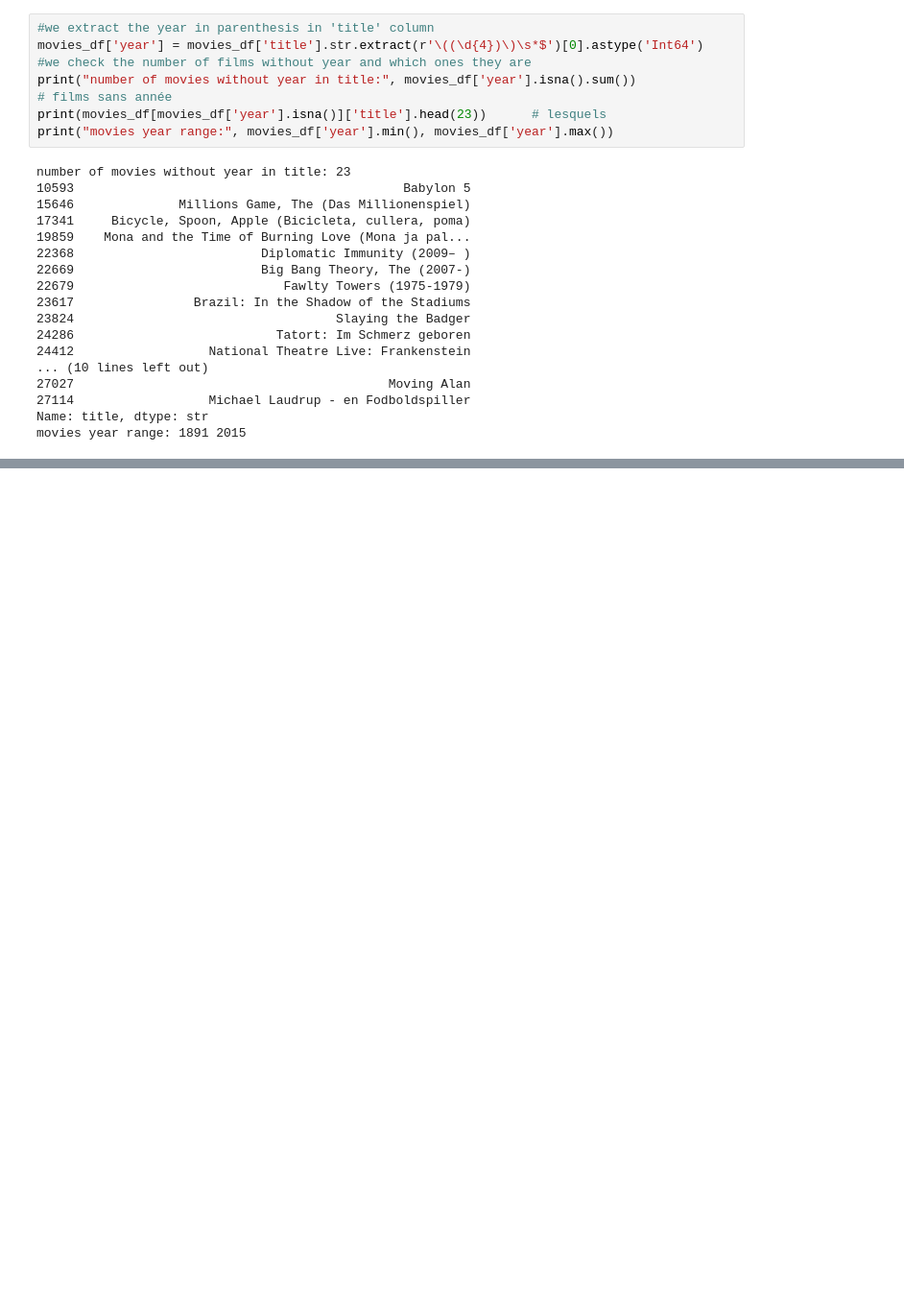
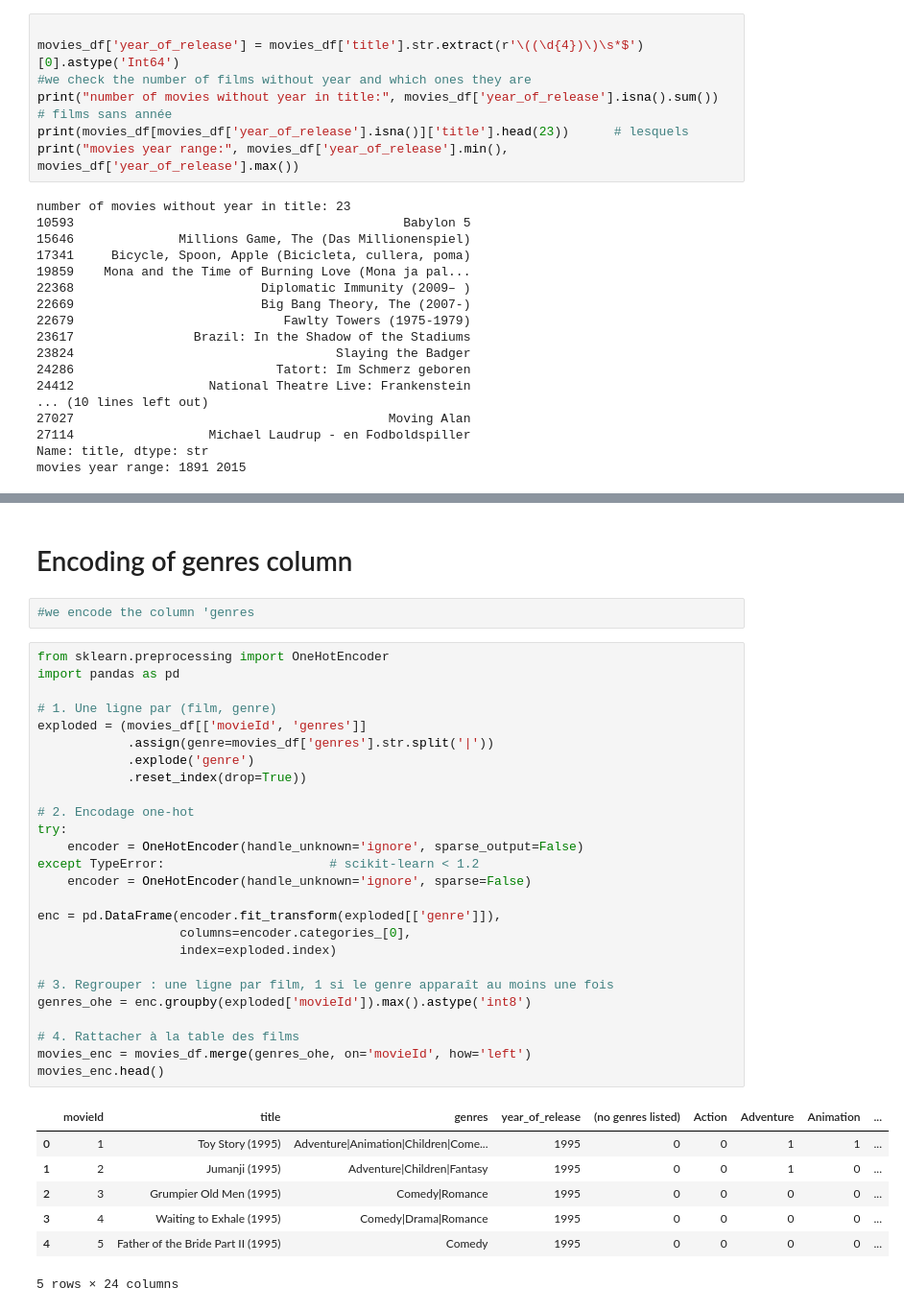
Before and after one commit to DataScientest-Studio/jun26_reco_systeme, a Jupyter notebook: notebooks/movies_data_exploration.ipynb, the cells around one changed output, grey strips where cells are left out. Shown at 96% size. Saved outputs shown, nothing was run; the diff lists cells and outputs as text; blank space fills up the shorter version.

Commit message:
various data exploration

```diff
--- a/notebooks/movies_data_exploration.ipynb
+++ b/notebooks/movies_data_exploration.ipynb
@@ -21,10 +27,10 @@ number of unique movies: 27278
 # %%
-#we extract the year in parenthesis in 'title' column
-movies_df['year'] = movies_df['title'].str.extract(r'\((\d{4})\)\s*$')[0].astype('Int64')
+
+movies_df['year_of_release'] = movies_df['title'].str.extract(r'\((\d{4})\)\s*$')[0].astype('Int64')
 #we check the number of films without year and which ones they are
-print("number of movies without year in title:", movies_df['year'].isna().sum())                       # films sans année
-print(movies_df[movies_df['year'].isna()]['title'].head(23))      # lesquels
-print("movies year range:", movies_df['year'].min(), movies_df['year'].max())
+print("number of movies without year in title:", movies_df['year_of_release'].isna().sum())                       # films sans année
+print(movies_df[movies_df['year_of_release'].isna()]['title'].head(23))      # lesquels
+print("movies year range:", movies_df['year_of_release'].min(), movies_df['year_of_release'].max())
 # %% [output]
 number of movies without year in title: 23
 10593                                            Babylon 5
@@ -52,3 +58,41 @@ plt.ylabel("Number of movies")
 plt.show()
 # %% [output]
 [figure]
+# %% [markdown]
+# Encoding of genres column
+# %%
+#we encode the column 'genres
+# %%
+from sklearn.preprocessing import OneHotEncoder
+import pandas as pd
+
+# 1. Une ligne par (film, genre)
+exploded = (movies_df[['movieId', 'genres']]
+            .assign(genre=movies_df['genres'].str.split('|'))
+            .explode('genre')
+            .reset_index(drop=True))
+
+# 2. Encodage one-hot
+try:
+    encoder = OneHotEncoder(handle_unknown='ignore', sparse_output=False)
+except TypeError:                      # scikit-learn < 1.2
+    encoder = OneHotEncoder(handle_unknown='ignore', sparse=False)
+
+enc = pd.DataFrame(encoder.fit_transform(exploded[['genre']]),
+                   columns=encoder.categories_[0],
+                   index=exploded.index)
+
+# 3. Regrouper : une ligne par film, 1 si le genre apparaît au moins une fois
+genres_ohe = enc.groupby(exploded['movieId']).max().astype('int8')
+
+# 4. Rattacher à la table des films
+movies_enc = movies_df.merge(genres_ohe, on='movieId', how='left')
+movies_enc.head()
+# %% [output]
+|  | movieId | title | genres | year_of_release | (no genres listed) | Action | Adventure | Animation | ... |
+| 0 | 1 | Toy Story (1995) | Adventure|Animation|Children|Come... | 1995 | 0 | 0 | 1 | 1 | ... |
+| 1 | 2 | Jumanji (1995) | Adventure|Children|Fantasy | 1995 | 0 | 0 | 1 | 0 | ... |
+| 2 | 3 | Grumpier Old Men (1995) | Comedy|Romance | 1995 | 0 | 0 | 0 | 0 | ... |
+| 3 | 4 | Waiting to Exhale (1995) | Comedy|Drama|Romance | 1995 | 0 | 0 | 0 | 0 | ... |
+| 4 | 5 | Father of the Bride Part II (1995) | Comedy | 1995 | 0 | 0 | 0 | 0 | ... |
+5 rows × 24 columns
```
Also changed, not shown: parts of 7 cells of this notebook, 5 other files.
